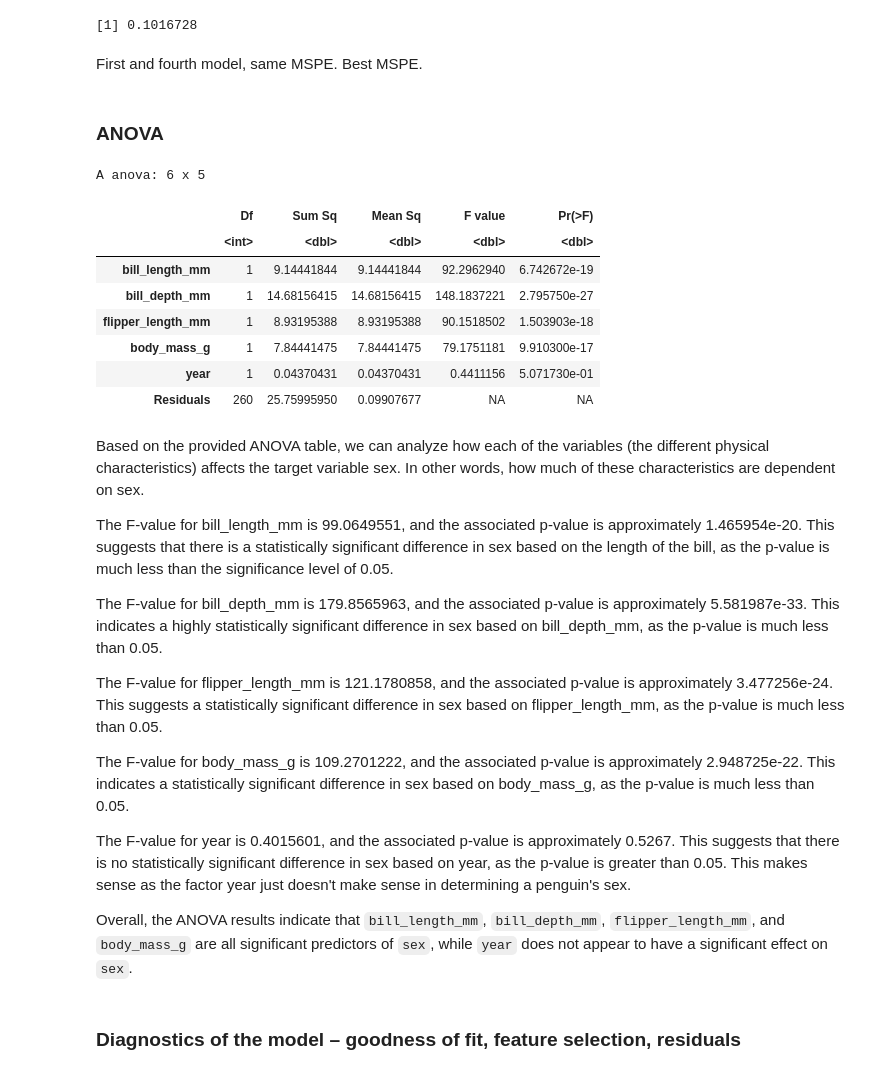
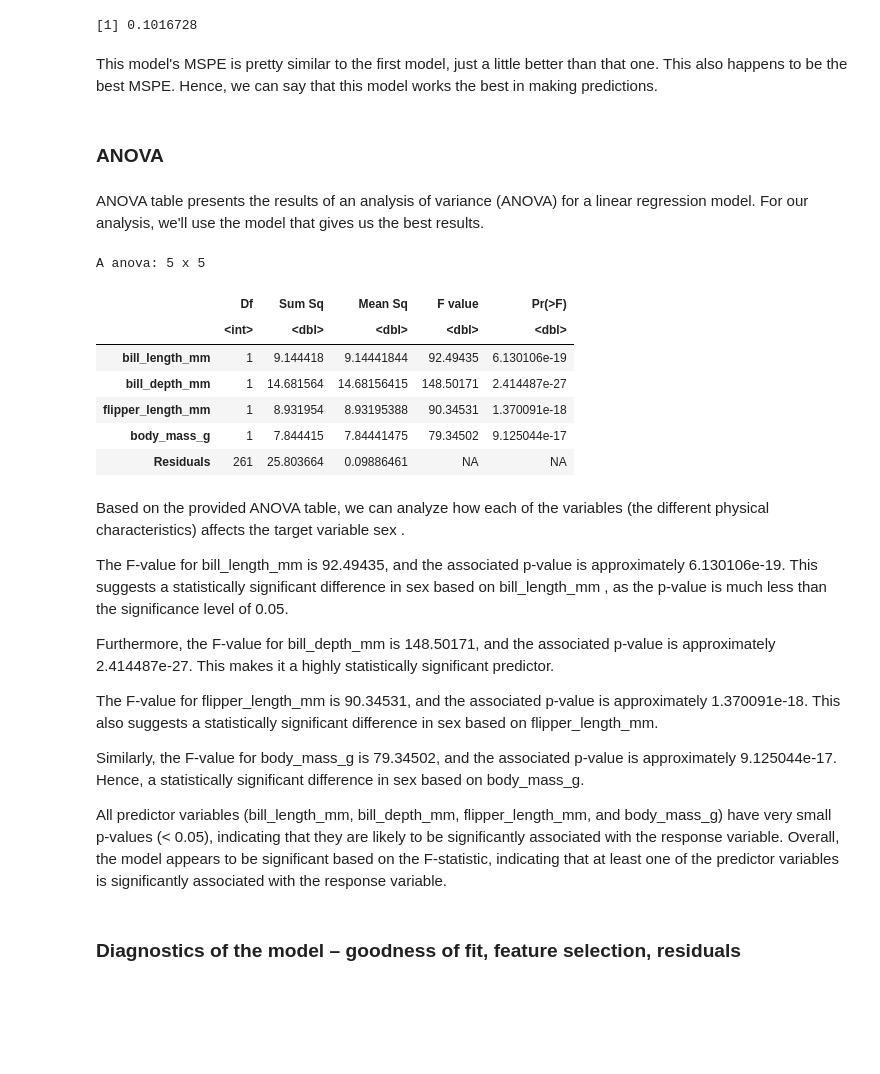
Before and after one commit to sasibonu/Stats2, a Jupyter notebook: Final_Project/Final_Project.ipynb, the cells around one changed output. Saved outputs shown, nothing was run; the diff lists cells and outputs as text; code cells hidden in the pictures; blank space fills up the shorter version.

Commit message:
Comments worded better

```diff
--- a/Final_Project/Final_Project.ipynb
+++ b/Final_Project/Final_Project.ipynb
@@ -335,36 +346,35 @@ mspe4 <- mean((test$sex_numeric - predictions4)^2)
 mspe4
 # %% [output]
 [1] 0.1016728
-# %% [markdown]
-First and fourth model, same MSPE. Best MSPE.
+# %% [markdown]
+This model's MSPE is pretty similar to the first model, just a little better than that one. This also happens to be the best MSPE. Hence, we can say that this model works the best in making predictions.
 # %% [markdown]
 ### ANOVA
+# %% [markdown]
+ANOVA table presents the results of an analysis of variance (ANOVA) for a linear regression model. For our analysis, we'll use the model that gives us the best results.
 # %%
-penguins_anova = anova(mlr_penguins)
+penguins_anova = anova(mlr_penguins_4)
 penguins_anova
 # %% [output]
-A anova: 6 x 5
+A anova: 5 x 5
 |  | Df | Sum Sq | Mean Sq | F value | Pr(>F) |
 |  | <int> | <dbl> | <dbl> | <dbl> | <dbl> |
-| bill_length_mm | 1 | 9.14441844 | 9.14441844 | 92.2962940 | 6.742672e-19 |
-| bill_depth_mm | 1 | 14.68156415 | 14.68156415 | 148.1837221 | 2.795750e-27 |
-| flipper_length_mm | 1 | 8.93195388 | 8.93195388 | 90.1518502 | 1.503903e-18 |
-| body_mass_g | 1 | 7.84441475 | 7.84441475 | 79.1751181 | 9.910300e-17 |
-| year | 1 | 0.04370431 | 0.04370431 | 0.4411156 | 5.071730e-01 |
-| Residuals | 260 | 25.75995950 | 0.09907677 | NA | NA |
+| bill_length_mm | 1 | 9.144418 | 9.14441844 | 92.49435 | 6.130106e-19 |
+| bill_depth_mm | 1 | 14.681564 | 14.68156415 | 148.50171 | 2.414487e-27 |
+| flipper_length_mm | 1 | 8.931954 | 8.93195388 | 90.34531 | 1.370091e-18 |
+| body_mass_g | 1 | 7.844415 | 7.84441475 | 79.34502 | 9.125044e-17 |
+| Residuals | 261 | 25.803664 | 0.09886461 | NA | NA |
 # %% [markdown]
-Based on the provided ANOVA table, we can analyze how each of the variables (the different physical characteristics) affects the target variable sex. In other words, how much of these characteristics are dependent on sex.
+Based on the provided ANOVA table, we can analyze how each of the variables (the different physical characteristics) affects the target variable sex .
 
-The F-value for bill_length_mm  is 99.0649551, and the associated p-value is approximately 1.465954e-20. This suggests that there is a statistically significant difference in sex based on the length of the bill, as the p-value is much less than the significance level of 0.05.
+The F-value for  bill_length_mm  is 92.49435, and the associated p-value is approximately 6.130106e-19. This suggests a statistically significant difference in  sex  based on  bill_length_mm , as the p-value is much less than the significance level of 0.05.
 
-The F-value for bill_depth_mm is 179.8565963, and the associated p-value is approximately 5.581987e-33. This indicates a highly statistically significant difference in sex based on bill_depth_mm, as the p-value is much less than 0.05.
+Furthermore, the F-value for  bill_depth_mm  is 148.50171, and the associated p-value is approximately 2.414487e-27. This makes it a highly statistically significant predictor.
 
-The F-value for flipper_length_mm is 121.1780858, and the associated p-value is approximately 3.477256e-24. This suggests a statistically significant difference in sex based on flipper_length_mm, as the p-value is much less than 0.05.
+The F-value for  flipper_length_mm  is 90.34531, and the associated p-value is approximately 1.370091e-18. This also suggests a statistically significant difference in  sex  based on flipper_length_mm.
 
-The F-value for body_mass_g is 109.2701222, and the associated p-value is approximately 2.948725e-22. This indicates a statistically significant difference in sex based on body_mass_g, as the p-value is much less than 0.05.
+Similarly, the F-value for body_mass_g is 79.34502, and the associated p-value is approximately 9.125044e-17. Hence, a statistically significant difference in sex based on body_mass_g.
 
-The F-value for year is 0.4015601, and the associated p-value is approximately 0.5267. This suggests that there is no statistically significant difference in sex based on year, as the p-value is greater than 0.05. This makes sense as the factor year just doesn't make sense in determining a penguin's sex.
-
-Overall, the ANOVA results indicate that `bill_length_mm`, `bill_depth_mm`, `flipper_length_mm`, and `body_mass_g` are all significant predictors of `sex`, while `year` does not appear to have a significant effect on `sex`.
+All predictor variables (bill_length_mm, bill_depth_mm, flipper_length_mm, and body_mass_g) have very small p-values (< 0.05), indicating that they are likely to be significantly associated with the response variable. Overall, the model appears to be significant based on the F-statistic, indicating that at least one of the predictor variables is significantly associated with the response variable.
 # %% [markdown]
 ### Diagnostics of the model – goodness of fit, feature selection, residuals
```
Also changed, not shown: parts of 26 cells of this notebook, 1 other file.
